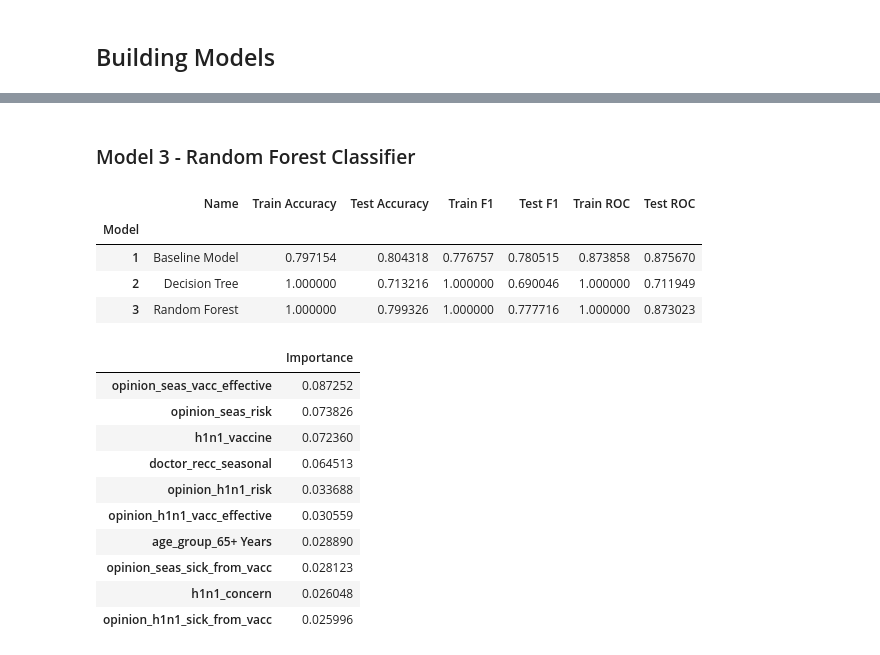
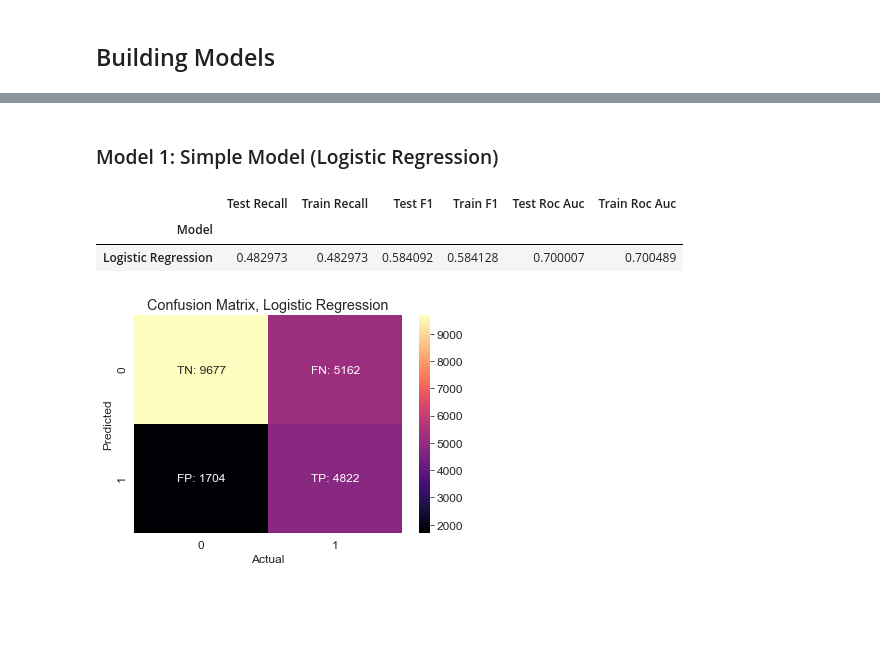
Before and after one commit to pmjustafort/flushotlearning, a Jupyter notebook: index.ipynb, the cells around one changed output, grey strips where cells are left out. Cells and saved outputs as stored; diff of their text form; code cells hidden in the pictures; blank space fills up the shorter version.

```diff
--- a/index.ipynb
+++ b/index.ipynb
@@ -251,11 +189,15 @@ from sklearn.model_selection import train_test_split
 
 target = 'seasonal_vaccine' # We want to predict seasonal vaccine
 
-X = train_df_encoded.drop(columns=target)
+# We choose behavioral features + doctor recommendations for the vaccines as our features.
+chosen_features = [column for column in train_df if "behavioral" in column] + \
+                  ['doctor_recc_h1n1' ,'doctor_recc_seasonal']
+
+X = train_df_encoded[chosen_features]
 y = train_df_encoded[target]
 
 seed = 42 # For reproducability
-test_size = .3 # 30% of our data will be in the validation set
+test_size = .2 # 20% of our data will be in the testing set
 
 X_train, X_test, y_train, y_test = train_test_split(X, y, random_state=seed, test_size=test_size)
 
@@ -462,47 +234,21 @@ dt_fi[:10]
-# %% [markdown]
-### Model 3 - Random Forest Classifier
-# %%
-from sklearn.ensemble import RandomForestClassifier
-
-model_name_3 = 'Random Forest'
-
-rf_pipeline = Pipeline([
-    ('standard_scaler', StandardScaler()),
-    (model_name_3, RandomForestClassifier(random_state=seed))
-])
-
-pipelines[model_name_3] = rf_pipeline
-
-stats_df = run_pipeline(pipelines[model_name_3], stats_df, X_train, X_test, y_train, y_test, 3)
-stats_df
-# %% [output]
-|  | Name | Train Accuracy | Test Accuracy | Train F1 | Test F1 | Train ROC | Test ROC |
-| Model |  |  |  |  |  |  |  |
-| 1 | Baseline Model | 0.797154 | 0.804318 | 0.776757 | 0.780515 | 0.873858 | 0.875670 |
-| 2 | Decision Tree | 1.000000 | 0.713216 | 1.000000 | 0.690046 | 1.000000 | 0.711949 |
-| 3 | Random Forest | 1.000000 | 0.799326 | 1.000000 | 0.777716 | 1.000000 | 0.873023 |
-# %%
-rf_fi = pd.DataFrame(
-    pipelines[model_name_3].named_steps[model_name_3].feature_importances_,
-    index=X_train.columns
-)
-
-rf_fi = rf_fi.rename(
-    columns={0: 'Importance'}
-).sort_values(
-    by='Importance', ascending=False
-)
-
-rf_fi[:10]
-# %% [output]
-|  | Importance |
-| opinion_seas_vacc_effective | 0.087252 |
-| opinion_seas_risk | 0.073826 |
-| h1n1_vaccine | 0.072360 |
-| doctor_recc_seasonal | 0.064513 |
-| opinion_h1n1_risk | 0.033688 |
-| opinion_h1n1_vacc_effective | 0.030559 |
-| age_group_65+ Years | 0.028890 |
-| opinion_seas_sick_from_vacc | 0.028123 |
-| h1n1_concern | 0.026048 |
-| opinion_h1n1_sick_from_vacc | 0.025996 |
+# %%
+from sklearn.pipeline import make_pipeline
+from sklearn.linear_model import LogisticRegression
+from sklearn.preprocessing import StandardScaler
+from model_iteration import ModelIteration
+
+iterations = ModelIteration()
+# %% [markdown]
+### Model 1: Simple Model (Logistic Regression)
+# %%
+model_1 = 'Logistic Regression'
+simple_model = make_pipeline(StandardScaler(), LogisticRegression(random_state=seed))
+iterations.run_cv(model_1, simple_model, X_train, y_train)
+
+iterations.get_stats()
+iterations.confusion(simple_model, model_1, X_train, y_train)
+# %% [output]
+|  | Test Recall | Train Recall | Test F1 | Train F1 | Test Roc Auc | Train Roc Auc |
+| Model |  |  |  |  |  |  |
+| Logistic Regression | 0.482973 | 0.482973 | 0.584092 | 0.584128 | 0.700007 | 0.700489 |
+[figure, added]
```
Also changed, not shown: parts of 68 cells of this notebook, 12 other files.
